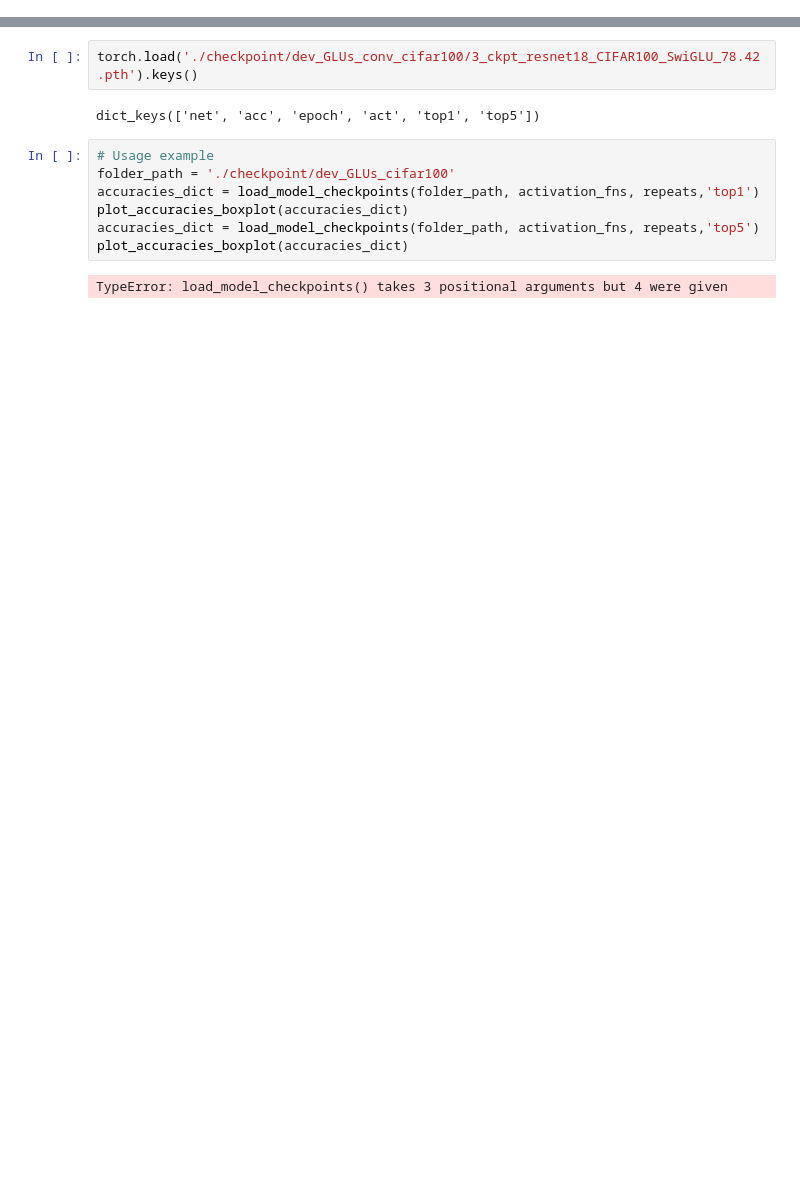
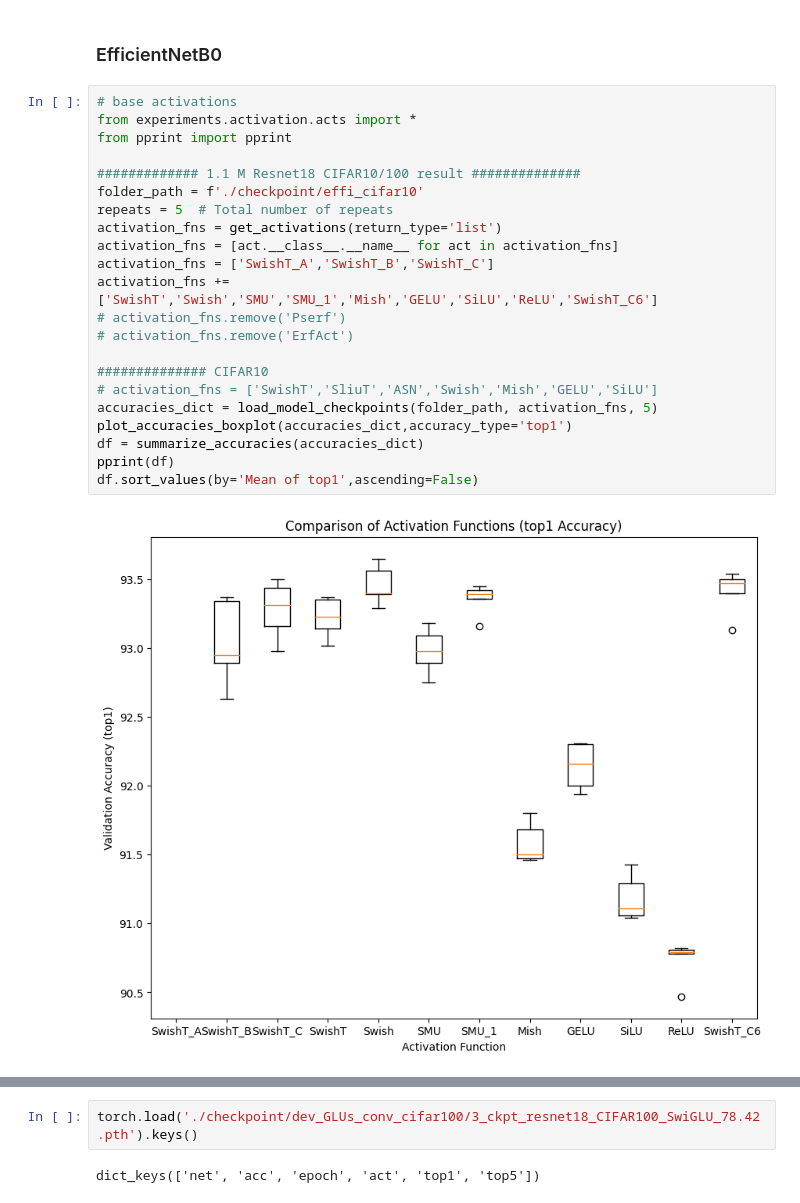
Before and after one commit to yeeca0101/cifar_infer, a Jupyter notebook: dev.ipynb, the cells around one changed output, grey strips where cells are left out. Drawn from its saved outputs; the diff is of its cells as text; blank space fills up the shorter version.

```diff
--- a/dev.ipynb
+++ b/dev.ipynb
@@ -662,0 +644,26 @@ df.sort_values(by='Mean of top1',ascending=False)
+# %% [markdown]
+### EfficientNetB0
+# %%
+# base activations
+from experiments.activation.acts import *
+from pprint import pprint
+
+############# 1.1 M Resnet18 CIFAR10/100 result ##############
+folder_path = f'./checkpoint/effi_cifar10'
+repeats = 5  # Total number of repeats
+activation_fns = get_activations(return_type='list')
+activation_fns = [act.__class__.__name__ for act in activation_fns]
+activation_fns = ['SwishT_A','SwishT_B','SwishT_C']
+activation_fns += ['SwishT','Swish','SMU','SMU_1','Mish','GELU','SiLU','ReLU','SwishT_C6']
+# activation_fns.remove('Pserf')
+# activation_fns.remove('ErfAct')
+
+############## CIFAR10
+# activation_fns = ['SwishT','SliuT','ASN','Swish','Mish','GELU','SiLU']
+accuracies_dict = load_model_checkpoints(folder_path, activation_fns, 5)
+plot_accuracies_boxplot(accuracies_dict,accuracy_type='top1')
+df = summarize_accuracies(accuracies_dict)
+pprint(df)
+df.sort_values(by='Mean of top1',ascending=False)
+# %% [output]
+[figure, added]
@@ -664,12 +701,3 @@ df.sort_values(by='Mean of top1',ascending=False)
 torch.load('./checkpoint/dev_GLUs_conv_cifar100/3_ckpt_resnet18_CIFAR100_SwiGLU_78.42.pth').keys()
 # %% [output]
 dict_keys(['net', 'acc', 'epoch', 'act', 'top1', 'top5'])
-# %%
-# Usage example
-folder_path = './checkpoint/dev_GLUs_cifar100'
-accuracies_dict = load_model_checkpoints(folder_path, activation_fns, repeats,'top1')
-plot_accuracies_boxplot(accuracies_dict)
-accuracies_dict = load_model_checkpoints(folder_path, activation_fns, repeats,'top5')
-plot_accuracies_boxplot(accuracies_dict)
-# %% [output]
-TypeError: load_model_checkpoints() takes 3 positional arguments but 4 were given
```
Also changed, not shown: parts of 61 cells of this notebook, 28 other files.
